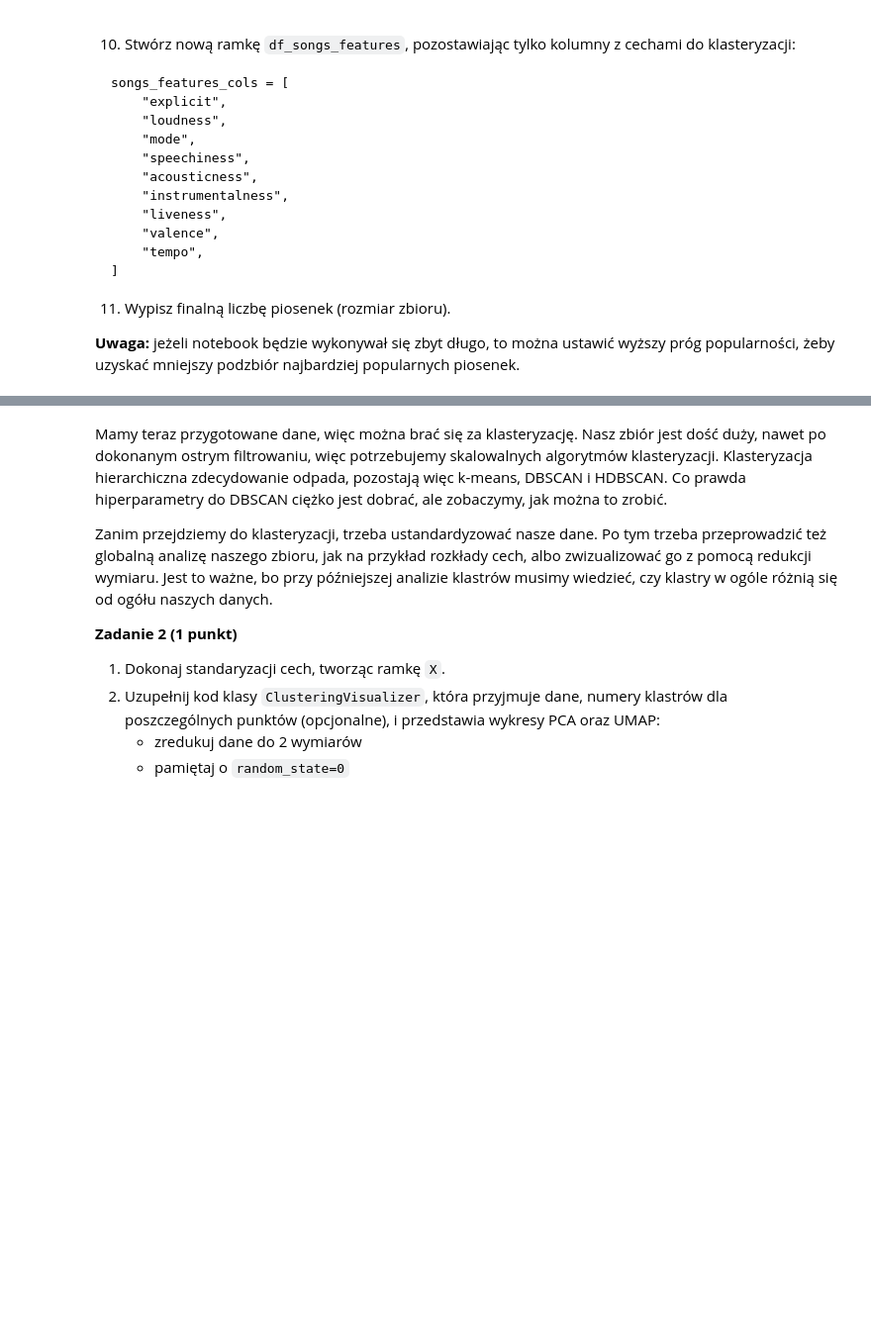
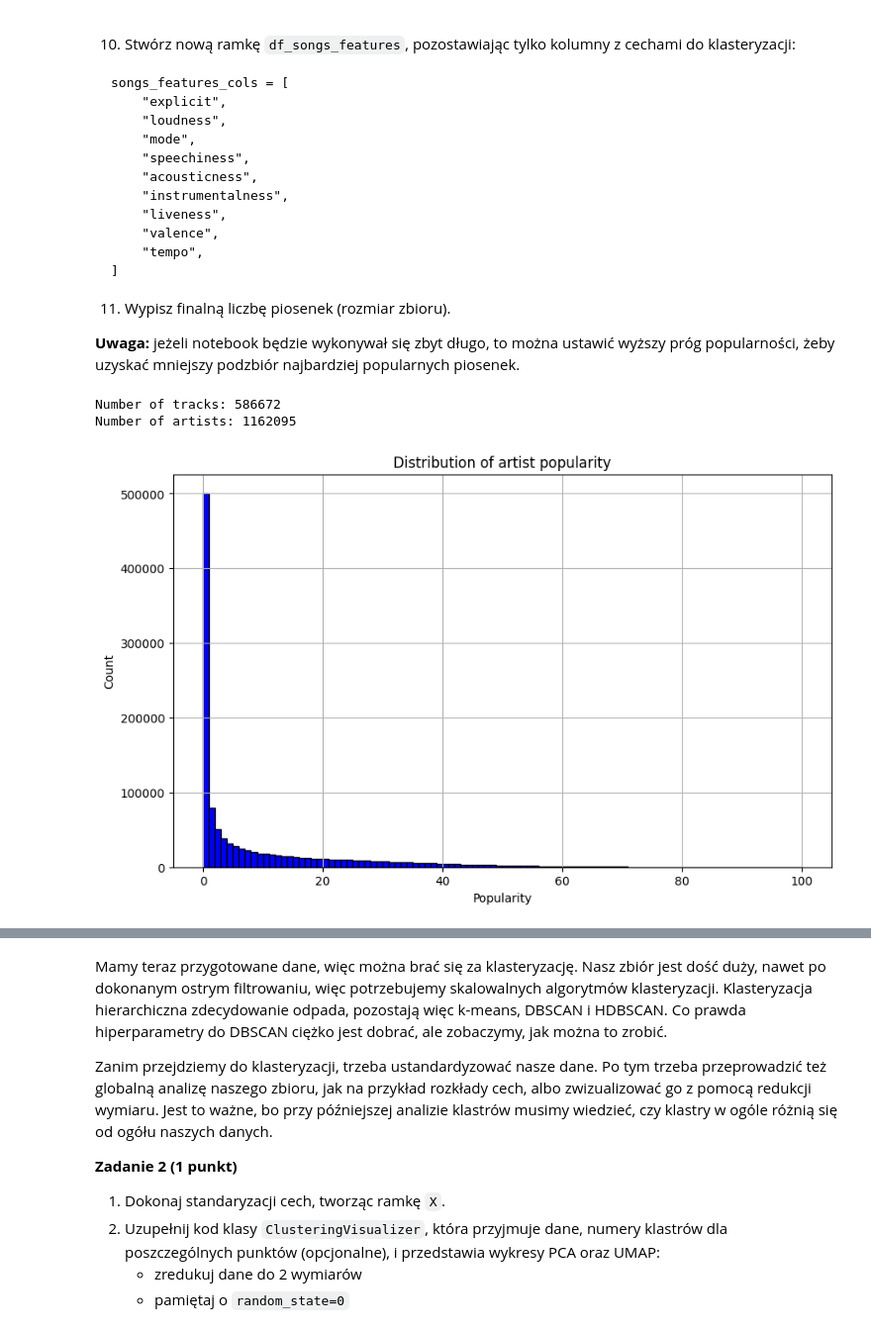
Before and after one commit to Galaktikkon/FML, a Jupyter notebook: lab7/notebook.ipynb, the cells around one changed output, grey strips where cells are left out. Shown at 99% size. Cells and saved outputs as stored; diff of their text form; code cells hidden in the pictures; blank space fills up the shorter version.

```diff
--- a/lab7/notebook.ipynb
+++ b/lab7/notebook.ipynb
@@ -109,3 +109,29 @@ def filter_english_only(df_songs: pd.DataFrame) -> pd.DataFrame:
         for title in df_songs["name"]
     ]
     return df_songs[english]
+# %%
+# Ad 1, 2
+df_tracks = pd.read_csv("data/tracks.csv")
+df_artists = pd.read_csv("data/artists.csv")
+
+
+print("Number of tracks:", len(df_tracks))
+print("Number of artists:", len(df_artists))
+# %% [output]
+Number of tracks: 586672
+Number of artists: 1162095
+# %%
+# Ad 3
+df_tracks = df_tracks[df_tracks.notna().any(axis=1)]
+df_artists = df_artists[df_artists.notna().any(axis=1)]
+# %%
+# Ad 4
+df_artists.hist(
+    column="popularity", bins=100, figsize=(10, 6), color="blue", edgecolor="black"
+)
+plt.title("Distribution of artist popularity")
+plt.xlabel("Popularity")
+plt.ylabel("Count")
+plt.show()
+# %% [output]
+[figure, added]
```
Also changed, not shown: parts of 41 cells of this notebook, 2 other files.
